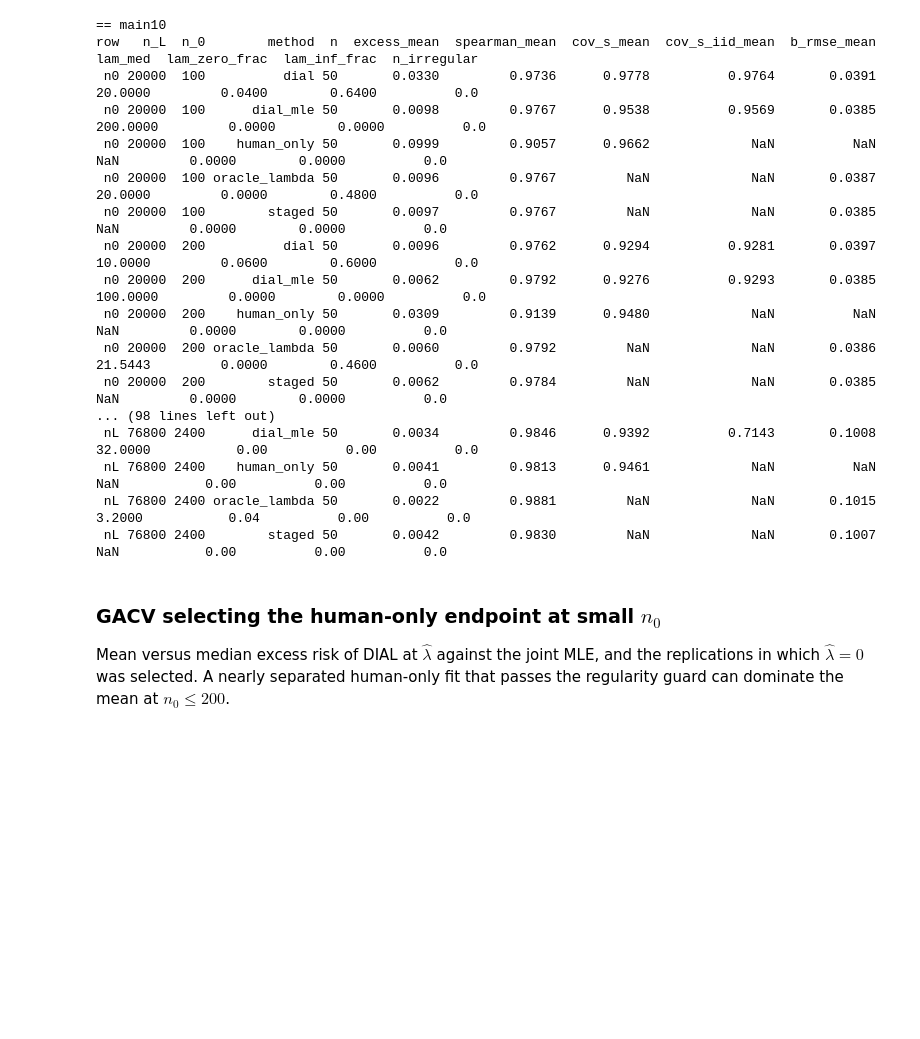
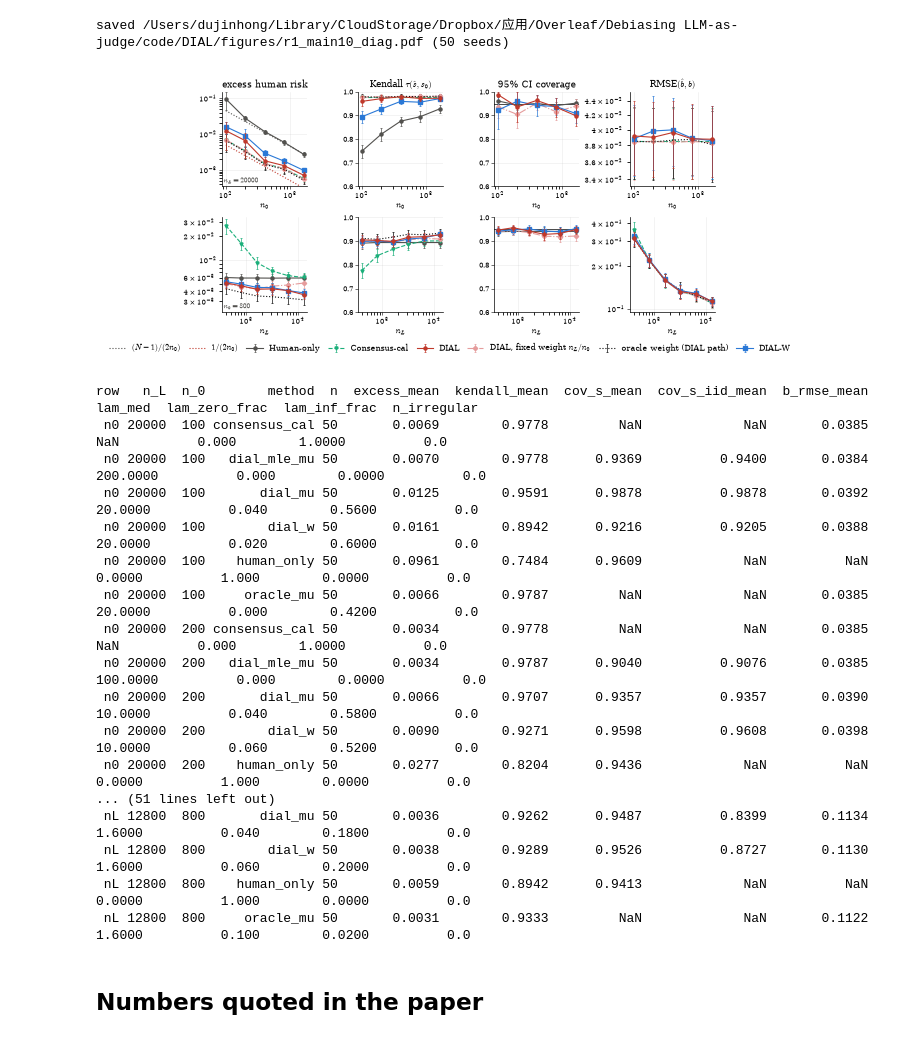
Before and after one commit to JinHongDu-Lab/DIAL, a Jupyter notebook: notebooks/1_simulation.ipynb, the cells around one changed output. Cells and saved outputs as stored; diff of their text form; code cells hidden in the pictures; blank space fills up the shorter version.

```diff
--- a/notebooks/1_simulation.ipynb
+++ b/notebooks/1_simulation.ipynb
@@ -161,0 +108,5 @@ can be quoted from the same replications.
+# %%
+if "main10_mis" in frames:
+    df, agg = frames["main10_mis"]; N, r = int(df.N.iloc[0]), int(df.r.iloc[0])
+    theory = [(N - 1, "$(N-1)/(2n_0)$", STYLE["human_only"]["color"]), (r + 1, "$(r+1)/(2n_0)$", STYLE["dial_w"]["color"])]
+    fig = draw(agg, N, r, FIGURES / "r1_main10_mis.pdf", df.seed.nunique(), PRESENTED, theory, extra=["dial_w"]); plt.show()
@@ -162,33 +120,31 @@ can be quoted from the same replications.
 # %%
-pd.set_option("display.width", 220)
-pd.set_option("display.max_columns", 30)
-show = ["row", "n_L", "n_0", "method", "n", "excess_mean", "spearman_mean", "cov_s_mean", "cov_s_iid_mean",
-        "b_rmse_mean", "lam_med", "lam_zero_frac", "lam_inf_frac", "n_irregular"]
-for cfg, (df, agg) in frames.items():
-    print(f"== {cfg}")
-    print(agg[agg.method.isin(["human_only", "staged", "dial_mle", "dial", "oracle_lambda"])][show].round(4).to_string(index=False))
+if "main10" in frames:
+    df, agg = frames["main10"]; N, r = int(df.N.iloc[0]), int(df.r.iloc[0])
+    theory = [(N - 1, "$(N-1)/(2n_0)$", STYLE["human_only"]["color"]), (1, "$1/(2n_0)$", STYLE["dial_mu"]["color"])]
+    fig = draw(agg, N, r, FIGURES / "r1_main10_diag.pdf", df.seed.nunique(), ["human_only", "consensus_cal", "dial_mu"], theory, extra=["dial_mle_mu", "oracle_mu", "dial_w"]); plt.show()
+    pd.set_option("display.width", 220); pd.set_option("display.max_columns", 30)
+    show = ["row", "n_L", "n_0", "method", "n", "excess_mean", "kendall_mean", "cov_s_mean", "cov_s_iid_mean", "b_rmse_mean", "lam_med", "lam_zero_frac", "lam_inf_frac", "n_irregular"]
+    print(agg[agg.method.isin(["human_only", "consensus_cal", "dial_mu", "dial_mle_mu", "oracle_mu", "dial_w"])][show].round(4).to_string(index=False))
 # %% [output]
-== main10
-row   n_L  n_0        method  n  excess_mean  spearman_mean  cov_s_mean  cov_s_iid_mean  b_rmse_mean  lam_med  lam_zero_frac  lam_inf_frac  n_irregular
- n0 20000  100          dial 50       0.0330         0.9736      0.9778          0.9764       0.0391  20.0000         0.0400        0.6400          0.0
- n0 20000  100      dial_mle 50       0.0098         0.9767      0.9538          0.9569       0.0385 200.0000         0.0000        0.0000          0.0
- n0 20000  100    human_only 50       0.0999         0.9057      0.9662             NaN          NaN      NaN         0.0000        0.0000          0.0
- n0 20000  100 oracle_lambda 50       0.0096         0.9767         NaN             NaN       0.0387  20.0000         0.0000        0.4800          0.0
- n0 20000  100        staged 50       0.0097         0.9767         NaN             NaN       0.0385      NaN         0.0000        0.0000          0.0
- n0 20000  200          dial 50       0.0096         0.9762      0.9294          0.9281       0.0397  10.0000         0.0600        0.6000          0.0
- n0 20000  200      dial_mle 50       0.0062         0.9792      0.9276          0.9293       0.0385 100.0000         0.0000        0.0000          0.0
- n0 20000  200    human_only 50       0.0309         0.9139      0.9480             NaN          NaN      NaN         0.0000        0.0000          0.0
- n0 20000  200 oracle_lambda 50       0.0060         0.9792         NaN             NaN       0.0386  21.5443         0.0000        0.4600          0.0
- n0 20000  200        staged 50       0.0062         0.9784         NaN             NaN       0.0385      NaN         0.0000        0.0000          0.0
-... (98 lines left out)
- nL 76800 2400      dial_mle 50       0.0034         0.9846      0.9392          0.7143       0.1008  32.0000           0.00          0.00          0.0
- nL 76800 2400    human_only 50       0.0041         0.9813      0.9461             NaN          NaN      NaN           0.00          0.00          0.0
- nL 76800 2400 oracle_lambda 50       0.0022         0.9881         NaN             NaN       0.1015   3.2000           0.04          0.00          0.0
- nL 76800 2400        staged 50       0.0042         0.9830         NaN             NaN       0.1007      NaN           0.00          0.00          0.0
+saved /Users/dujinhong/Library/CloudStorage/Dropbox/应用/Overleaf/Debiasing LLM-as-judge/code/DIAL/figures/r1_main10_diag.pdf (50 seeds)
+[figure, added]
+row   n_L  n_0        method  n  excess_mean  kendall_mean  cov_s_mean  cov_s_iid_mean  b_rmse_mean  lam_med  lam_zero_frac  lam_inf_frac  n_irregular
+ n0 20000  100 consensus_cal 50       0.0069        0.9778         NaN             NaN       0.0385      NaN          0.000        1.0000          0.0
+ n0 20000  100   dial_mle_mu 50       0.0070        0.9778      0.9369          0.9400       0.0384 200.0000          0.000        0.0000          0.0
+ n0 20000  100       dial_mu 50       0.0125        0.9591      0.9878          0.9878       0.0392  20.0000          0.040        0.5600          0.0
+ n0 20000  100        dial_w 50       0.0161        0.8942      0.9216          0.9205       0.0388  20.0000          0.020        0.6000          0.0
+ n0 20000  100    human_only 50       0.0961        0.7484      0.9609             NaN          NaN   0.0000          1.000        0.0000          0.0
+ n0 20000  100     oracle_mu 50       0.0066        0.9787         NaN             NaN       0.0385  20.0000          0.000        0.4200          0.0
+ n0 20000  200 consensus_cal 50       0.0034        0.9778         NaN             NaN       0.0385      NaN          0.000        1.0000          0.0
+ n0 20000  200   dial_mle_mu 50       0.0034        0.9787      0.9040          0.9076       0.0385 100.0000          0.000        0.0000          0.0
+ n0 20000  200       dial_mu 50       0.0066        0.9707      0.9357          0.9357       0.0390  10.0000          0.040        0.5800          0.0
+ n0 20000  200        dial_w 50       0.0090        0.9271      0.9598          0.9608       0.0398  10.0000          0.060        0.5200          0.0
+ n0 20000  200    human_only 50       0.0277        0.8204      0.9436             NaN          NaN   0.0000          1.000        0.0000          0.0
+... (51 lines left out)
+ nL 12800  800       dial_mu 50       0.0036        0.9262      0.9487          0.8399       0.1134   1.6000          0.040        0.1800          0.0
+ nL 12800  800        dial_w 50       0.0038        0.9289      0.9526          0.8727       0.1130   1.6000          0.060        0.2000          0.0
+ nL 12800  800    human_only 50       0.0059        0.8942      0.9413             NaN          NaN   0.0000          1.000        0.0000          0.0
+ nL 12800  800     oracle_mu 50       0.0031        0.9333         NaN             NaN       0.1122   1.6000          0.100        0.0200          0.0
-# %% [markdown]
-### GACV selecting the human-only endpoint at small $n_0$
-
-Mean versus median excess risk of DIAL at $\widehat\lambda$ against the joint MLE, and the
-replications in which $\widehat\lambda=0$ was selected. A nearly separated human-only fit
-that passes the regularity guard can dominate the mean at $n_0\le200$.
+# %% [markdown]
+## Numbers quoted in the paper
 # %%
```
Also changed, not shown: parts of 13 cells of this notebook, 26 other files.
